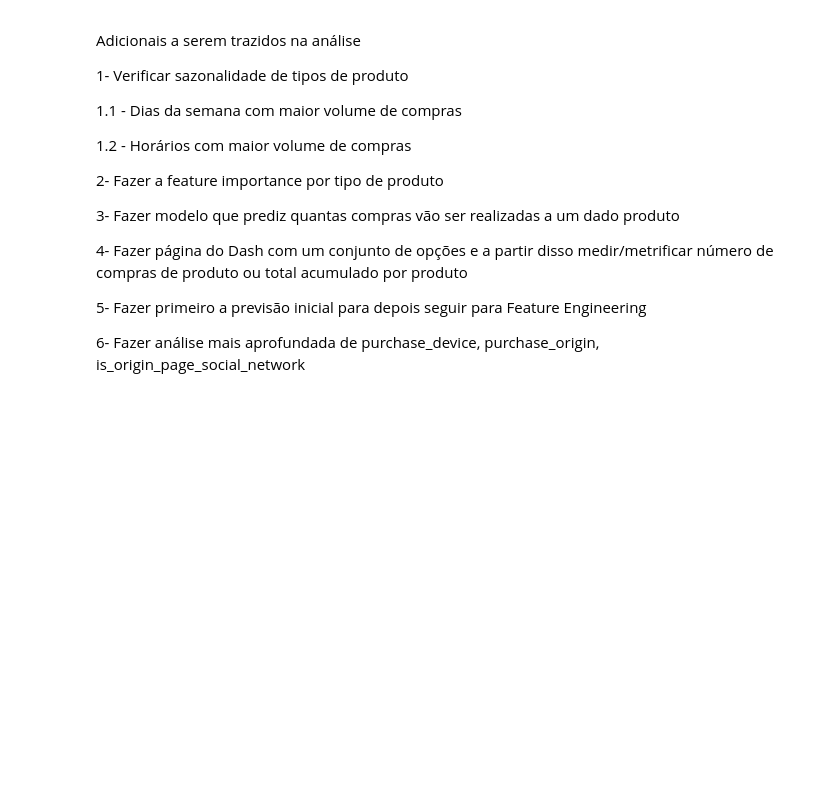
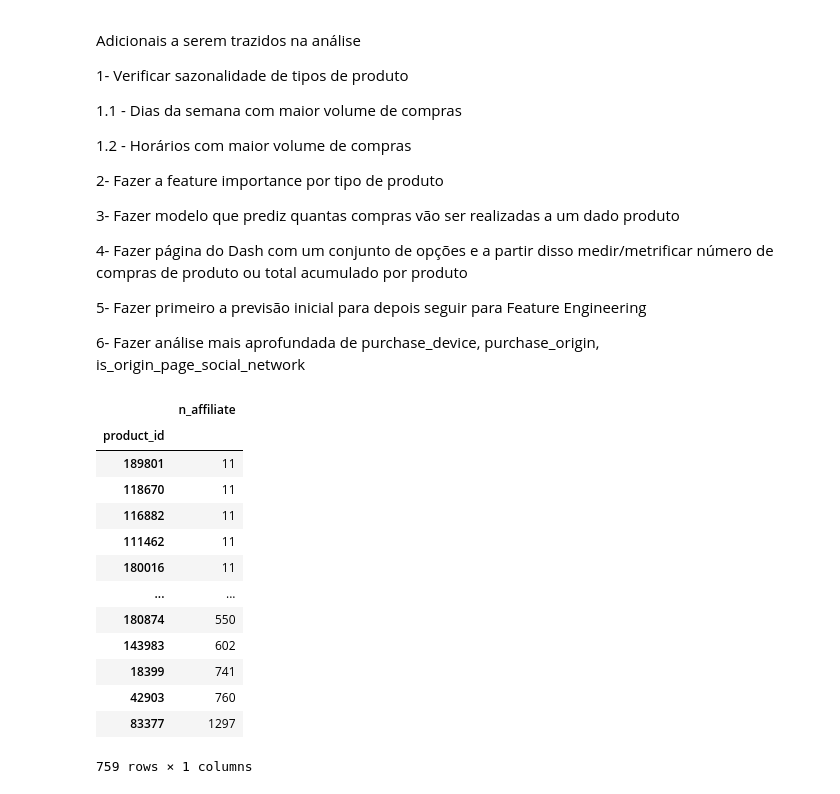
Before and after one commit to jubiss/hotmart_processo_seletivo, a Jupyter notebook: notebooks/analises.ipynb, the cells around one changed output. Cells and saved outputs as stored; diff of their text form; code cells hidden in the pictures; blank space fills up the shorter version.

```diff
--- a/notebooks/analises.ipynb
+++ b/notebooks/analises.ipynb
@@ -75,3 +227,21 @@ Adicionais a serem trazidos na análise
+# %%
+n_affiliates = df[['product_id', 'affiliate_id']].groupby('product_id').agg(n_affiliate = ('affiliate_id', 'nunique'))
+n_affiliates[n_affiliates['n_affiliate'] > 10].sort_values(by='n_affiliate')
+# %% [output]
+|  | n_affiliate |
+| product_id |  |
+| 189801 | 11 |
+| 118670 | 11 |
+| 116882 | 11 |
+| 111462 | 11 |
+| 180016 | 11 |
+| ... | ... |
+| 180874 | 550 |
+| 143983 | 602 |
+| 18399 | 741 |
+| 42903 | 760 |
+| 83377 | 1297 |
+759 rows × 1 columns
 # %%
 df = df[['product_id', 'affiliate_id', 'producer_id', 'buyer_id', 'purchase_date',
     'product_creation_date', 'product_category', 'product_niche', 'purchase_value',
```
Also changed, not shown: parts of 25 cells of this notebook, 15 other files.
